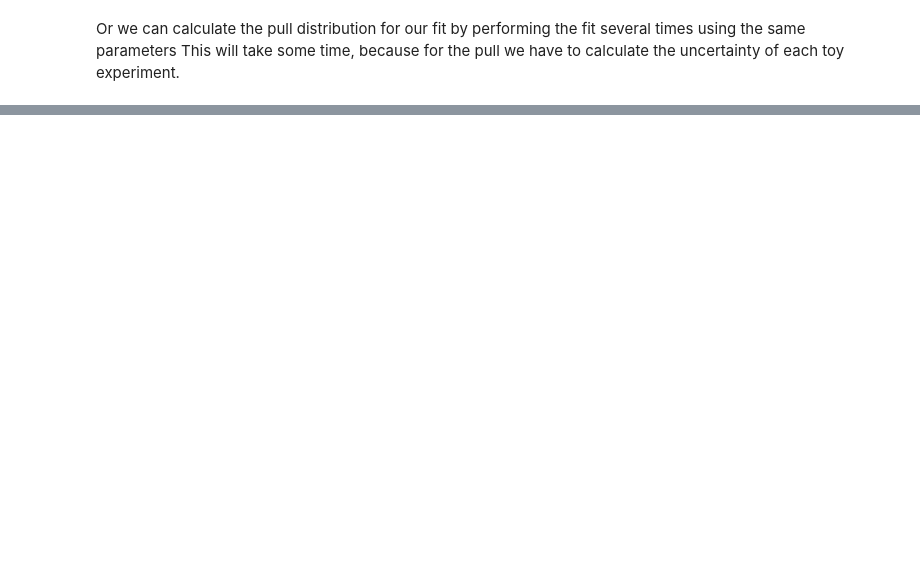
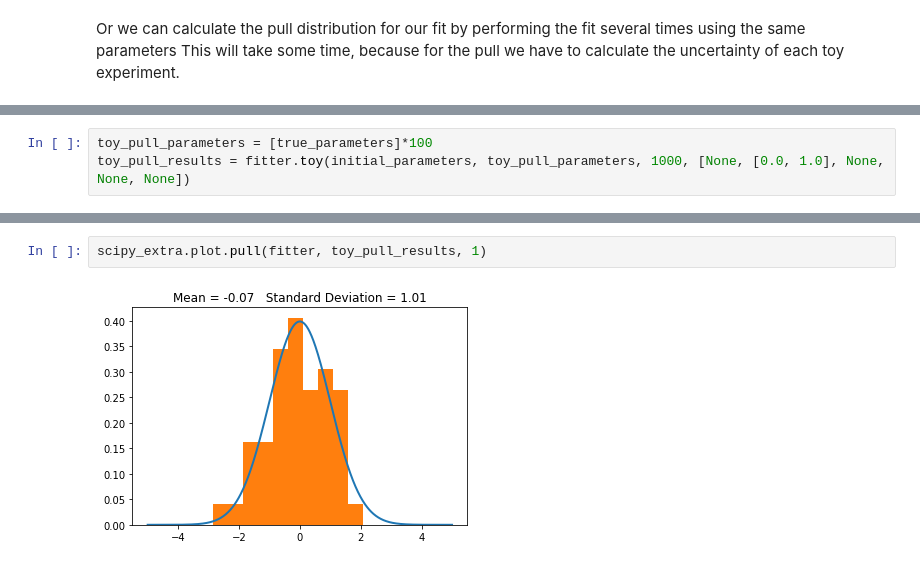
Before and after one commit to thomaskeck/scipy_extra, a Jupyter notebook: examples/fit.ipynb, the cells around one changed output, grey strips where cells are left out. Saved outputs shown, nothing was run; the diff lists cells and outputs as text; blank space fills up the shorter version.

```diff
--- a/examples/fit.ipynb
+++ b/examples/fit.ipynb
@@ -186,0 +225,3 @@ scipy_extra.plot.pull(fitter, toy_pull_results, 1)
+# %%
+toy_pull_parameters = [true_parameters]*100
+toy_pull_results = fitter.toy(initial_parameters, toy_pull_parameters, 1000, [None, [0.0, 1.0], None, None, None])
@@ -186,0 +239,4 @@ scipy_extra.plot.pull(fitter, toy_pull_results, 1)
+# %%
+scipy_extra.plot.pull(fitter, toy_pull_results, 1)
+# %% [output]
+[figure, added]
```
Also changed, not shown: parts of 25 cells of this notebook, 1 other file.
